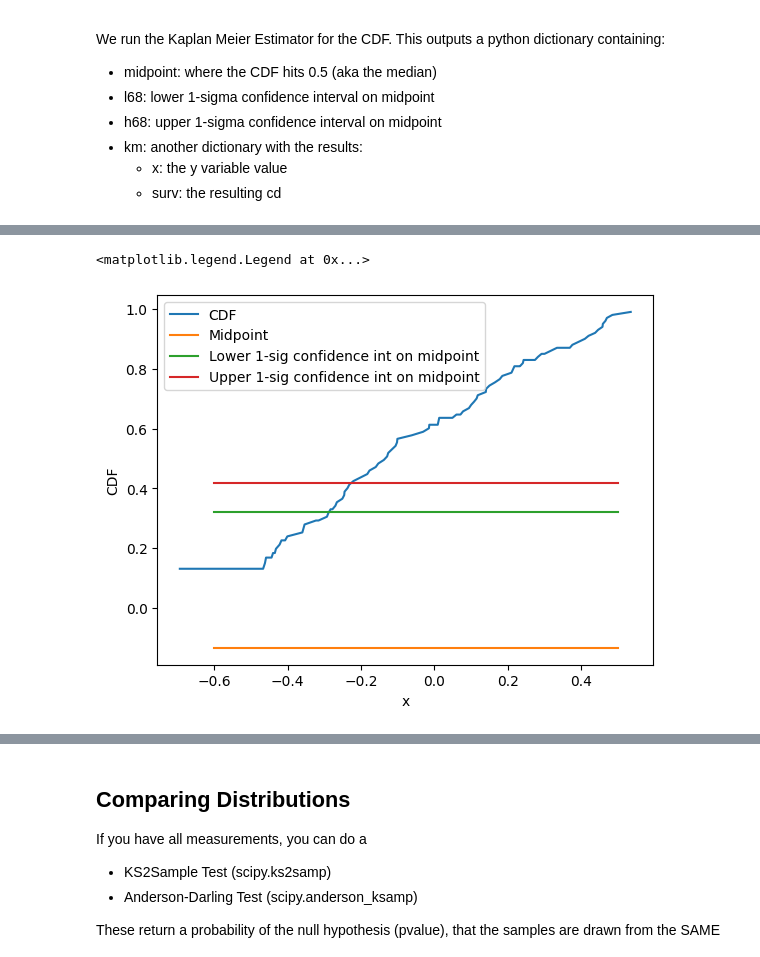
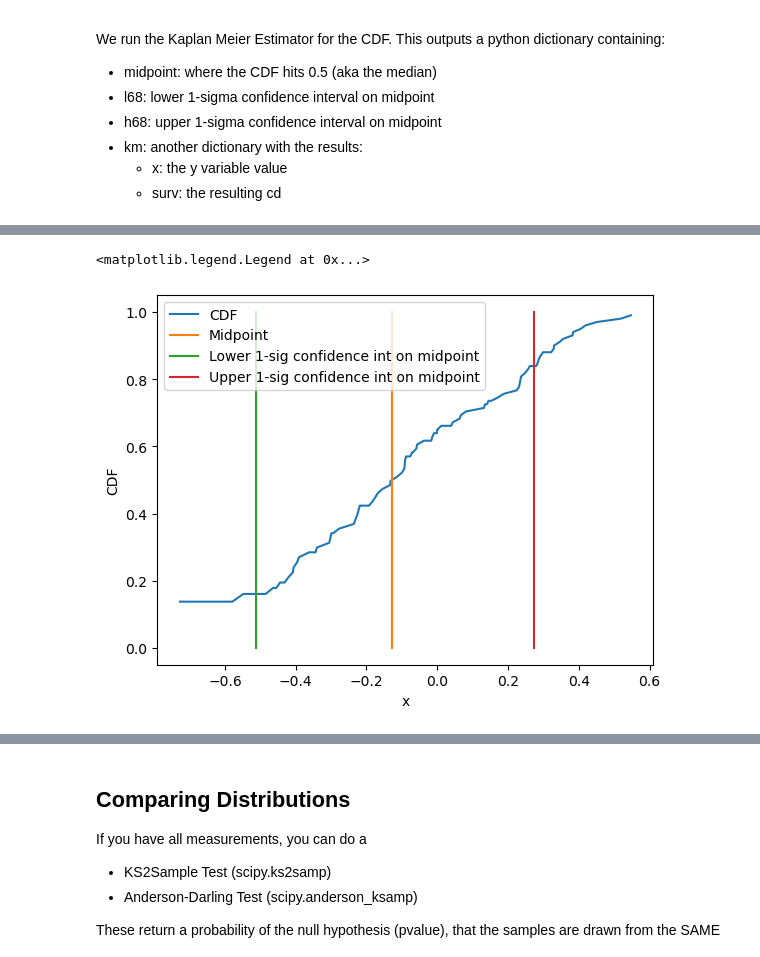
Before and after one commit to karenlmasters/HaverfordGalaxyGroup, a Jupyter notebook: BasicCode/SurvivalAnalysisTutorial.ipynb, the cells around one changed output, grey strips where cells are left out. Drawn from its saved outputs; the diff is of its cells as text; code cells hidden in the pictures.

Commit message:
Update SurvivalAnalysisTutorial.ipynb
Fixed error, and added median and confidence inteval using lifelines Kaplan Meier for the CDF

```diff
--- a/BasicCode/SurvivalAnalysisTutorial.ipynb
+++ b/BasicCode/SurvivalAnalysisTutorial.ipynb
@@ -202,14 +229,16 @@ WARNING:rpy2.rinterface_lib.callbacks:R[write to console]:  collapsing to unique
 # %%
 plt.plot(cdf['km']['x'],cdf['km']['surv'],label='CDF')
-plt.plot([-0.6,0.5],[cdf['midpoint'],cdf['midpoint']],label='Midpoint')
-plt.plot([-0.6,0.5],[cdf['l68'],cdf['l68']],label='Lower 1-sig confidence int on midpoint')
-plt.plot([-0.6,0.5],[cdf['h68'],cdf['h68']],label='Upper 1-sig confidence int on midpoint')
+plt.plot([cdf['midpoint'],cdf['midpoint']],[0,1],label='Midpoint')
+l68 = np.array(cdf['midpoint'])-np.array(cdf['l68'])
+plt.plot([l68,l68],[0,1],label='Lower 1-sig confidence int on midpoint')
+h68=np.array(cdf['midpoint'])+np.array(cdf['h68'])
+plt.plot([h68,h68],[0,1],label='Upper 1-sig confidence int on midpoint')
 plt.xlabel('x')
 plt.ylabel('CDF')
 plt.legend()
 # %% [output]
 <matplotlib.legend.Legend at 0x...>
-[figure, old version]
+[figure, new version]
 # %%
 #This will do the same thing using the Kaplan Meier code in lifelines, looks the same but has nice error ranges. I'd do this one.
 kmf = KaplanMeierFitter()
```
Also changed, not shown: parts of 8 cells of this notebook.
